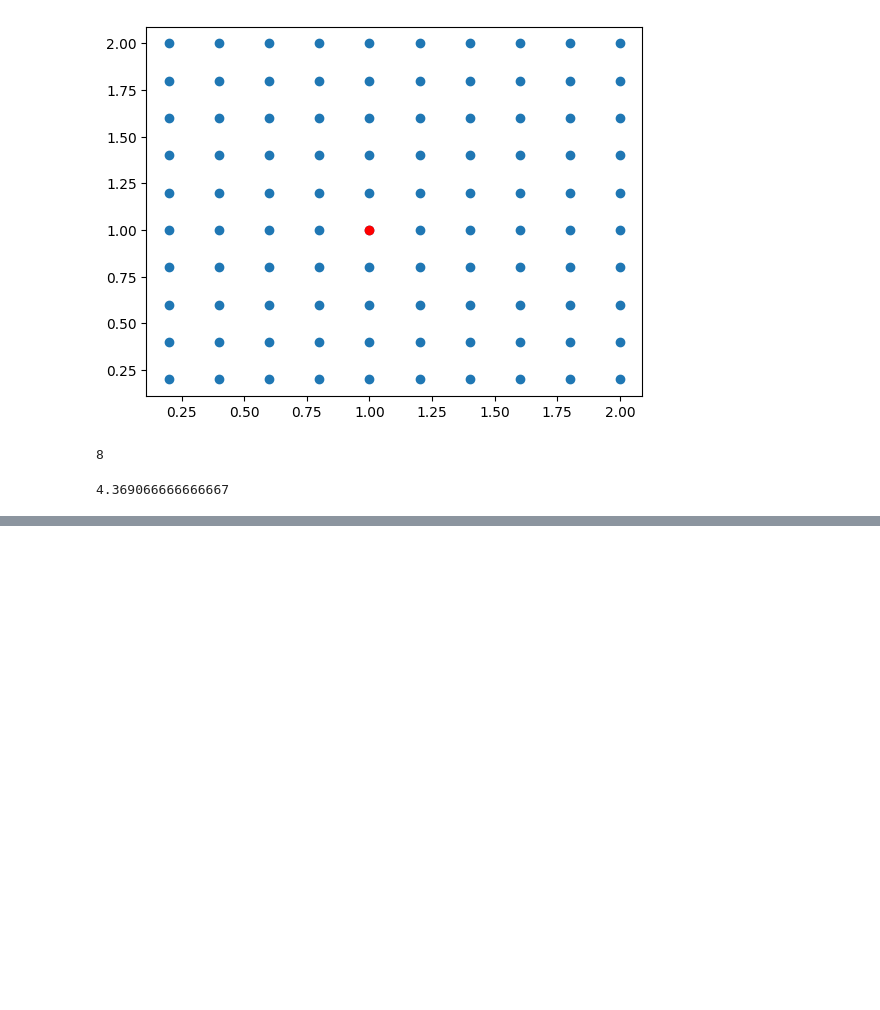
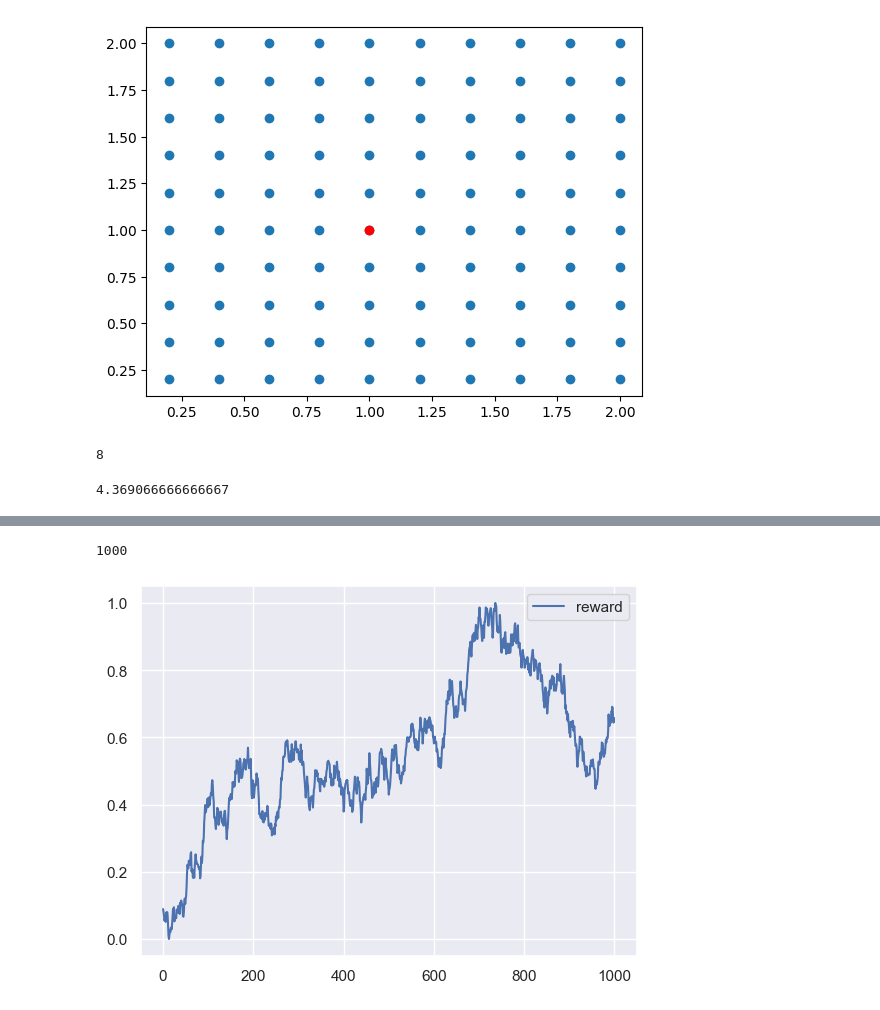
Before and after one commit to FXKevinK/iotlab-ed, a Jupyter notebook: iotlab/test.ipynb, the cells around one changed output, grey strips where cells are left out. Cells and saved outputs as stored; diff of their text form; code cells hidden in the pictures; blank space fills up the shorter version.

```diff
--- a/iotlab/test.ipynb
+++ b/iotlab/test.ipynb
@@ -55,0 +239,25 @@ lower = 5
+# %%
+episodes = 1000
+x = np.linspace(1, episodes, episodes)
+
+def f(x):
+    y = 0
+    result = []
+    for _ in x:
+        result.append(y)
+        y += np.random.normal(scale=1)
+    return np.array(result)
+
+def NormalizeData(data):
+    return (data - np.min(data)) / (np.max(data) - np.min(data))
+
+pfree_i = NormalizeData(f(x))
+print(len(pfree_i))
+
+# log scale plot
+plt.plot(pfree_i, label ='reward')
+plt.legend()
+plt.show()
+# %% [output]
+1000
+[figure, added]
```
Also changed, not shown: parts of 10 cells of this notebook, 21 other files.
